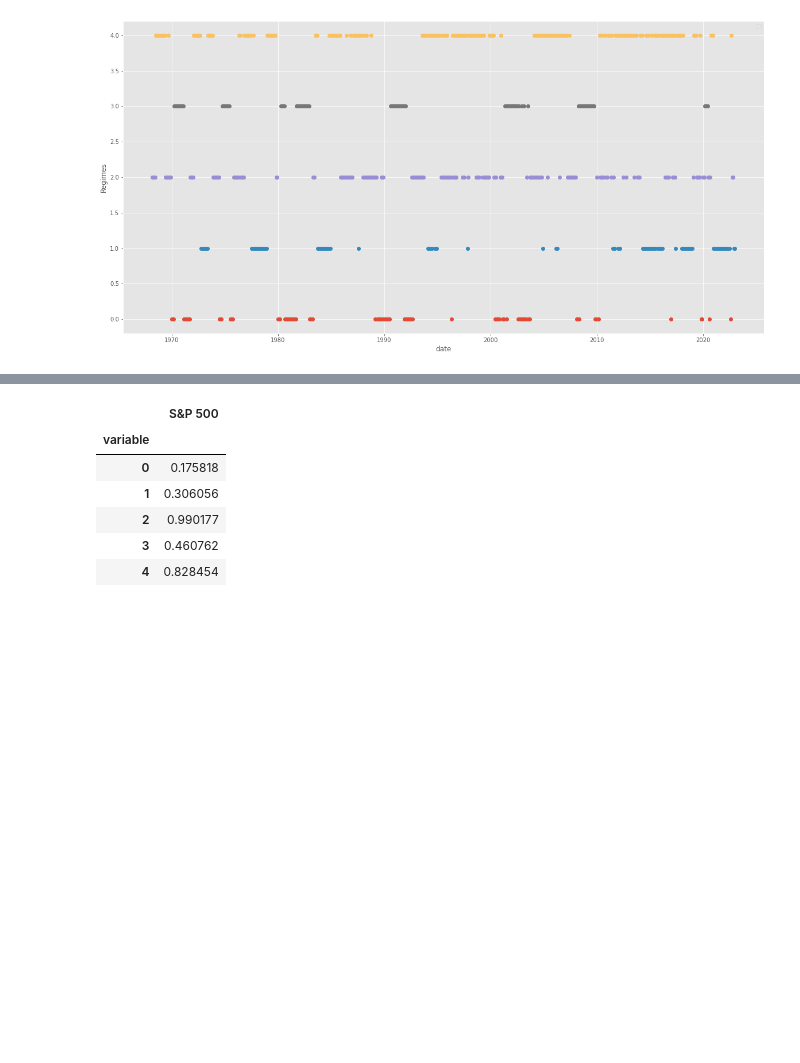
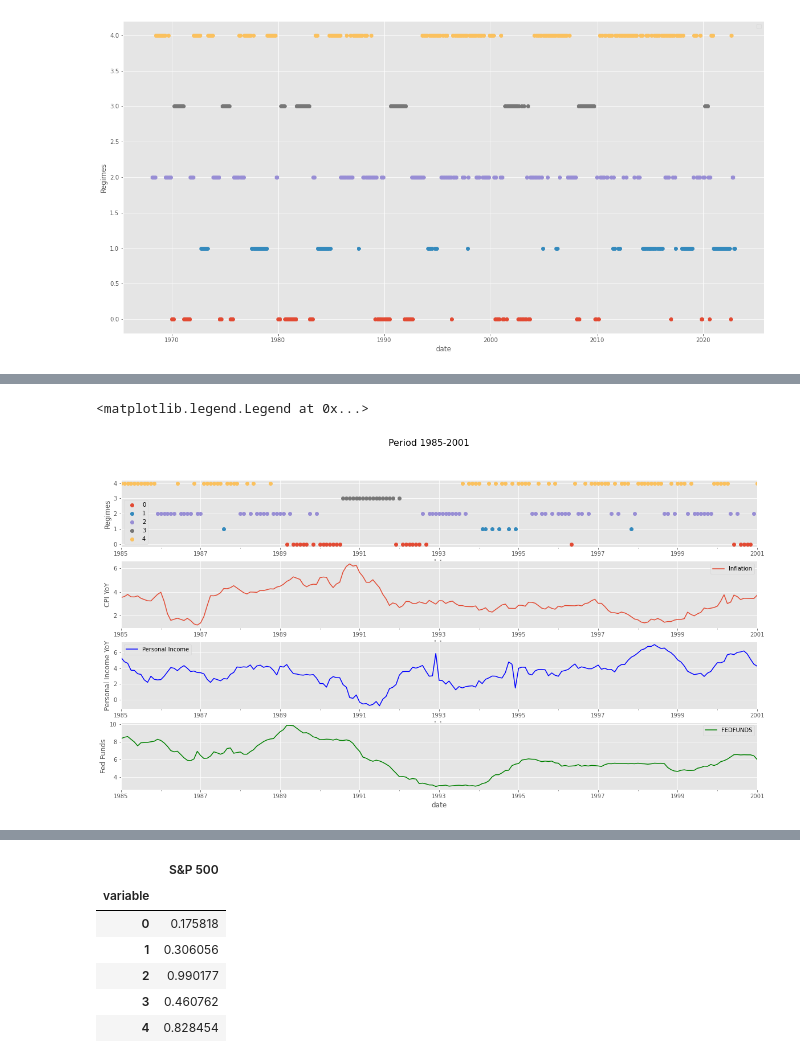
Before and after one commit to dcuoliveira/meta-learning-fin, a Jupyter notebook: src/drafts/cosine_similarity_kmeans.ipynb, the cells around one changed output, grey strips where cells are left out. Saved outputs shown, nothing was run; the diff lists cells and outputs as text; code cells hidden in the pictures; blank space fills up the shorter version.

```diff
--- a/src/drafts/cosine_similarity_kmeans.ipynb
+++ b/src/drafts/cosine_similarity_kmeans.ipynb
@@ -221,0 +252,36 @@ No handles with labels found to put in legend.
+# %%
+start = "1985-01-01"
+end = "2001-01-01"
+
+plot_df = cpi_regimes_df.copy().loc[start:end]
+
+fig, axs = plt.subplots(4, 1, figsize=(20, 10))
+
+fig.suptitle(f'Period {start[0:4]}-{end[0:4]}', fontsize=16)
+
+plot_df[[v for v in range(k)]].plot(ax=axs[0], marker="o", linestyle="")
+axs[0].set_xlabel("date")
+axs[0].set_ylabel("Regimes")
+axs[0].legend()
+
+plot_df[["Inflation"]].plot(ax=axs[1])
+axs[1].set_xlabel("date")
+axs[1].set_ylabel("CPI YoY")
+axs[1].legend()
+
+plot_df[["Personal Income"]].plot(ax=axs[2])
+# change color
+axs[2].lines[0].set_color("blue")
+axs[2].set_xlabel("date")
+axs[2].set_ylabel("Personal Income YoY")
+axs[2].legend()
+
+plot_df[["FEDFUNDS"]].plot(ax=axs[3])
+# change color
+axs[3].lines[0].set_color("green")
+axs[3].set_xlabel("date")
+axs[3].set_ylabel("Fed Funds")
+axs[3].legend()
+# %% [output]
+<matplotlib.legend.Legend at 0x...>
+[figure, added]
```
Also changed, not shown: parts of 6 cells of this notebook.
